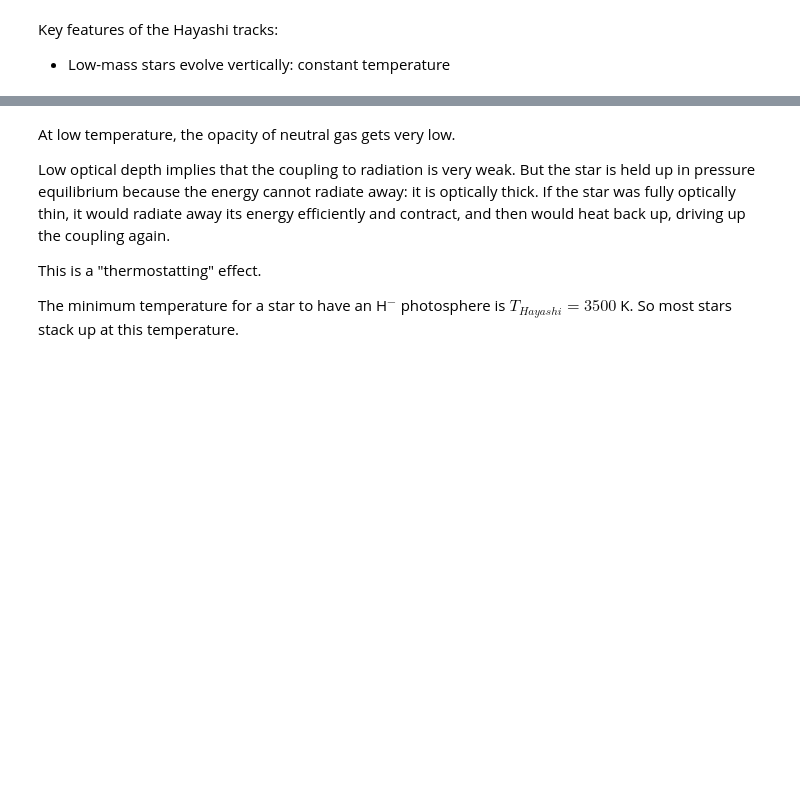
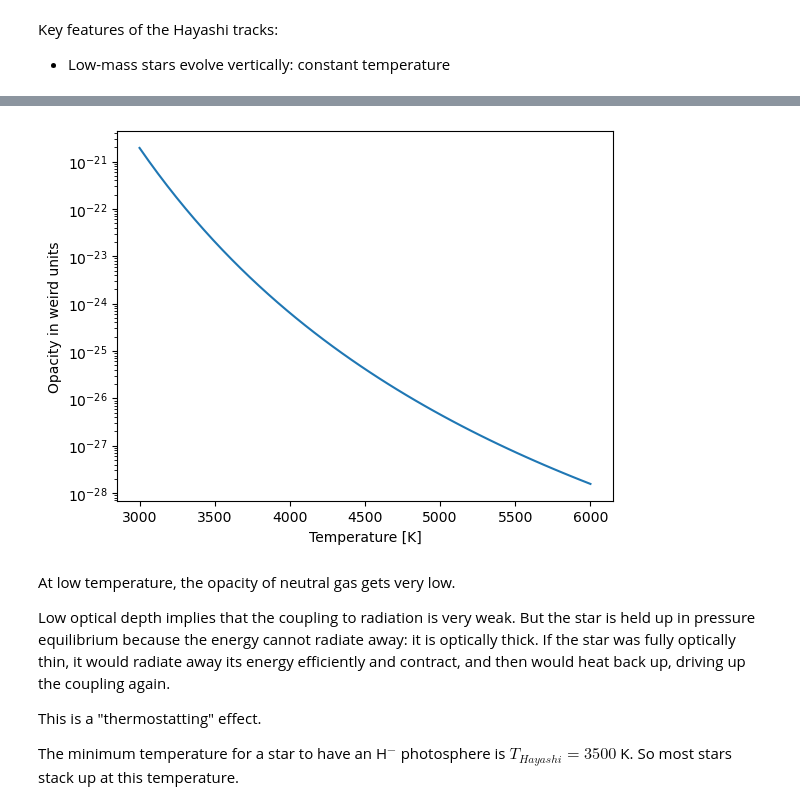
Before and after one commit to keflavich/StarFormationClass, a Jupyter notebook: lectures/Lecture 9 - Observables of Protostellar Evolution.ipynb, the cells around one changed output, grey strips where cells are left out. Cells and saved outputs as stored; diff of their text form; code cells hidden in the pictures; blank space fills up the shorter version.

```diff
--- a/lectures/Lecture 9 - Observables of Protostellar Evolution.ipynb
+++ b/lectures/Lecture 9 - Observables of Protostellar Evolution.ipynb
@@ -65,3 +92,10 @@ H$^{-}$ has very high opacity, and its abundance depends strongly on temperature
+# %%
+tem = np.linspace(3000*u.K, 6000*u.K)
+pl.semilogy(tem, kappa_hminus(tem, 0.85*u.um))
+pl.xlabel("Temperature [K]");
+pl.ylabel("Opacity in weird units");
+# %% [output]
+[figure, added]
 # %% [markdown]
 At low temperature, the opacity of neutral gas gets very low.
 
```
Also changed, not shown: parts of 7 cells of this notebook, 4 other files.
